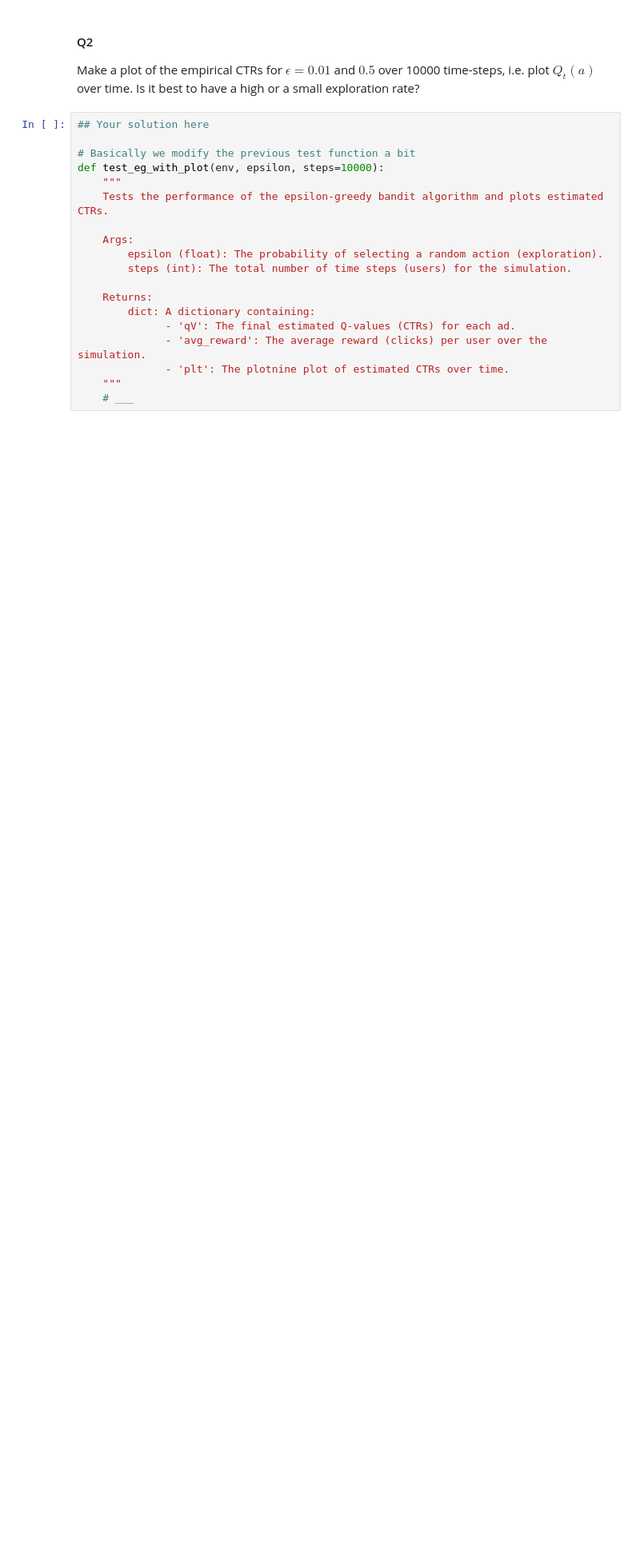
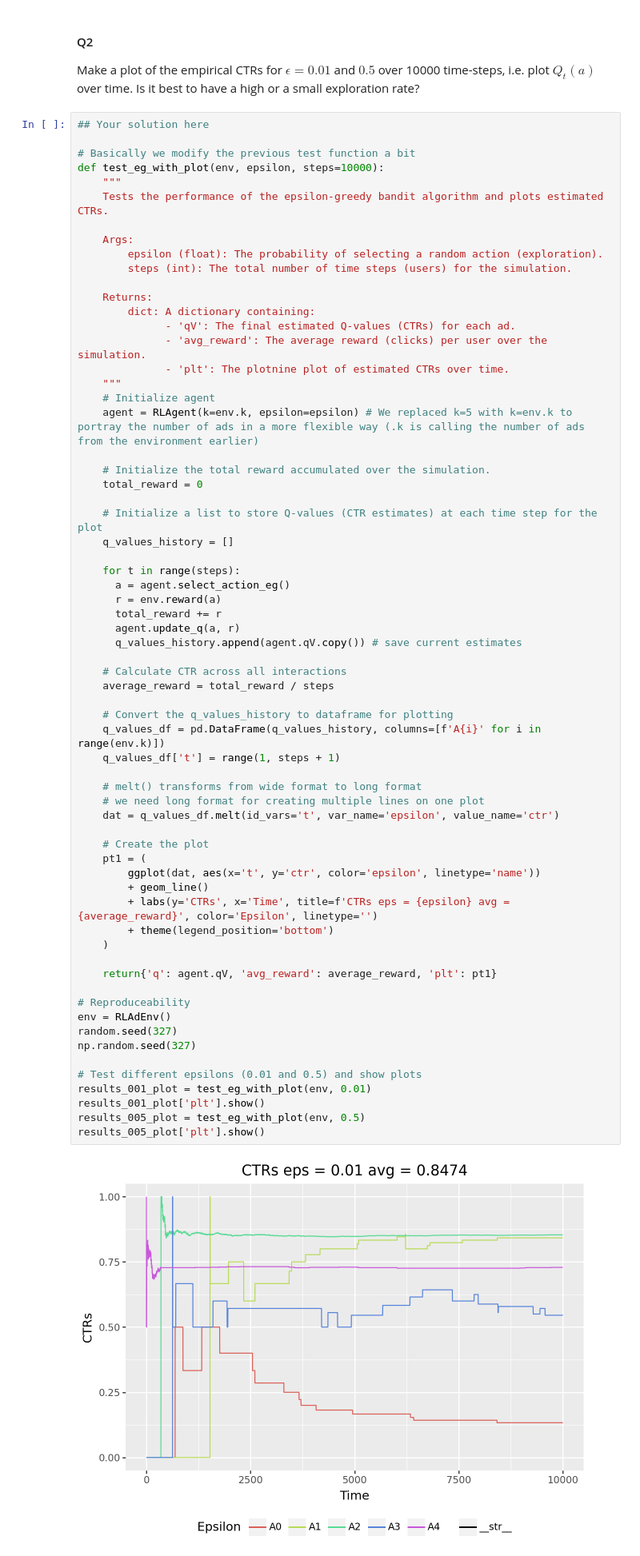
Before and after one commit to Maziger/master-reinforcement-learning, a Jupyter notebook: Notebooks/05_bandit.ipynb, the cells around one changed output. Shown at 80% size. Drawn from its saved outputs; the diff is of its cells as text; blank space fills up the shorter version.

```diff
--- a/Notebooks/05_bandit.ipynb
+++ b/Notebooks/05_bandit.ipynb
@@ -823,19 +839,67 @@ Make a plot of the empirical CTRs for $\epsilon = 0.01$ and $0.5$ over 10000 tim
 # %%
 ## Your solution here
 
 # Basically we modify the previous test function a bit
 def test_eg_with_plot(env, epsilon, steps=10000):
     """
     Tests the performance of the epsilon-greedy bandit algorithm and plots estimated CTRs.
 
     Args:
         epsilon (float): The probability of selecting a random action (exploration).
         steps (int): The total number of time steps (users) for the simulation.
 
     Returns:
         dict: A dictionary containing:
               - 'qV': The final estimated Q-values (CTRs) for each ad.
               - 'avg_reward': The average reward (clicks) per user over the simulation.
               - 'plt': The plotnine plot of estimated CTRs over time.
     """
-    # ___
+    # Initialize agent
+    agent = RLAgent(k=env.k, epsilon=epsilon) # We replaced k=5 with k=env.k to portray the number of ads in a more flexible way (.k is calling the number of ads from the environment earlier)
+
+    # Initialize the total reward accumulated over the simulation.
+    total_reward = 0
+
+    # Initialize a list to store Q-values (CTR estimates) at each time step for the plot
+    q_values_history = []
+
+    for t in range(steps):
+      a = agent.select_action_eg()
+      r = env.reward(a)
+      total_reward += r
+      agent.update_q(a, r)
+      q_values_history.append(agent.qV.copy()) # save current estimates
+
+    # Calculate CTR across all interactions
+    average_reward = total_reward / steps
+
+    # Convert the q_values_history to dataframe for plotting
+    q_values_df = pd.DataFrame(q_values_history, columns=[f'A{i}' for i in range(env.k)])
+    q_values_df['t'] = range(1, steps + 1)
+
+    # melt() transforms from wide format to long format
+    # we need long format for creating multiple lines on one plot
+    dat = q_values_df.melt(id_vars='t', var_name='epsilon', value_name='ctr')
+
+    # Create the plot
+    pt1 = (
+        ggplot(dat, aes(x='t', y='ctr', color='epsilon', linetype='name'))
+        + geom_line()
+        + labs(y='CTRs', x='Time', title=f'CTRs eps = {epsilon} avg = {average_reward}', color='Epsilon', linetype='')
+        + theme(legend_position='bottom')
+    )
+
+    return{'q': agent.qV, 'avg_reward': average_reward, 'plt': pt1}
+
+# Reproduceability
+env = RLAdEnv()
+random.seed(327)
+np.random.seed(327)
+
+# Test different epsilons (0.01 and 0.5) and show plots
+results_001_plot = test_eg_with_plot(env, 0.01)
+results_001_plot['plt'].show()
+results_005_plot = test_eg_with_plot(env, 0.5)
+results_005_plot['plt'].show()
+# %% [output]
+[figure, added]
```
Also changed, not shown: parts of 7 cells of this notebook.
